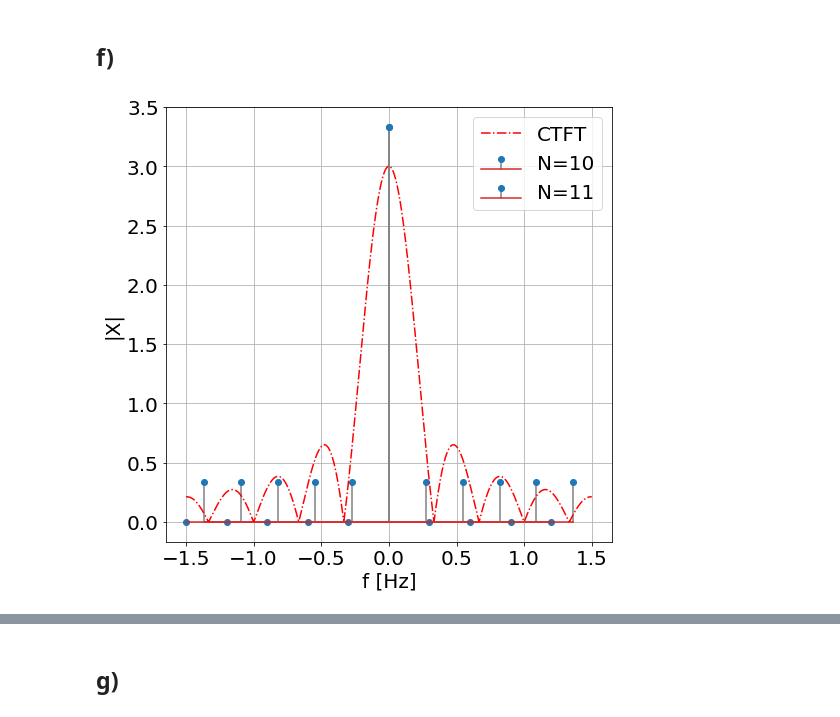
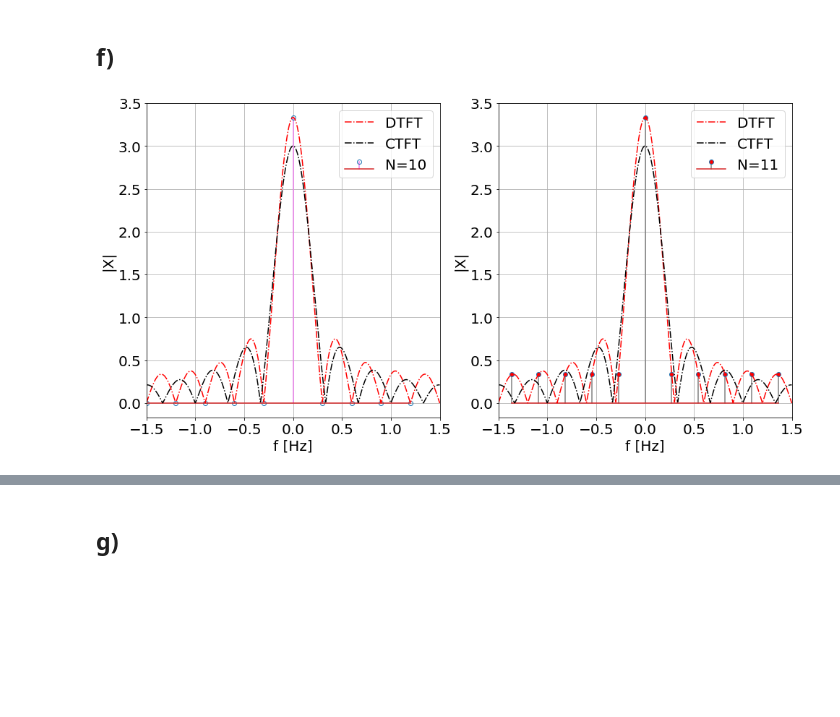
Before and after one commit to Equipo-2-DSP/informe_parte_2, a Jupyter notebook: 04-Continua-Periodica.ipynb, the cells around one changed output, grey strips where cells are left out. Drawn from its saved outputs; the diff is of its cells as text; code cells hidden in the pictures; blank space fills up the shorter version.

```diff
--- a/04-Continua-Periodica.ipynb
+++ b/04-Continua-Periodica.ipynb
@@ -136,15 +133,30 @@ fft_f = calcular_fft( x_c, 3, Ns )
+# %%
+Fs = 3
+Ns = [ 10, 11]
+
+fft_f = calcular_fft( x_c, Fs, Ns )
+x_m = lambda n: -escalon( n )*escalon( 3*Fs - n )
+envolvente_teorica = lambda f: np.sum( [ x_m(n) * np.exp( -1j* 2*np.pi*f*n/Fs ) for n in range( 0, int(3*Fs+10) ) ], axis=0 )
 # %%
+fig, axs = plt.subplots( 1, 2, figsize=(16, 8) )
+
 c = [ 'violet', 'gray' ]
 for i in range( len( Ns ) ):
     X = np.abs(fft_f['shift_X'][i])
     f = fft_f['freq'][i]
-    markerline, stemlines, baseline = plt.stem(f, X , label='N=%s'%(Ns[i]),  linefmt='gray')
-    plt.xlabel( 'f [Hz]' )
-    plt.ylabel( '|X|' )
-f = np.linspace( -1.5, 1.5, 1000 )
-plt.plot( f, np.abs(envolvente(f)), 'r-.' ,label='CTFT' )
-plt.legend()
-plt.grid()
+    markerline, stemlines, baseline = axs[i].stem(f, X , label='N=%s'%(Ns[i]),  linefmt=c[i])
+    markerline.set_markerfacecolor(markerface[i])
+
+    fs = np.linspace( -1.5, 1.5, 1000 )
+    N = Ns[i]
+    axs[i].plot( fs, np.abs(envolvente_teorica(fs))/Fs, 'r-.' ,label='DTFT' )
+    axs[i].plot( fs, np.abs( envolvente(fs) ), 'k-.',label='CTFT' )
+    axs[i].set_xlabel( 'f [Hz]' )
+    axs[i].set_ylabel( '|X|' )
+
+    axs[i].set_xlim( [-1.5, 1.5] )
+    axs[i].legend()
+    axs[i].grid()
 plt.savefig( './Img/punto_4_f.png' )
 # %% [output]
-[figure, old version]
+[figure, new version]
```
Also changed, not shown: parts of 8 cells of this notebook, 3 other files.
